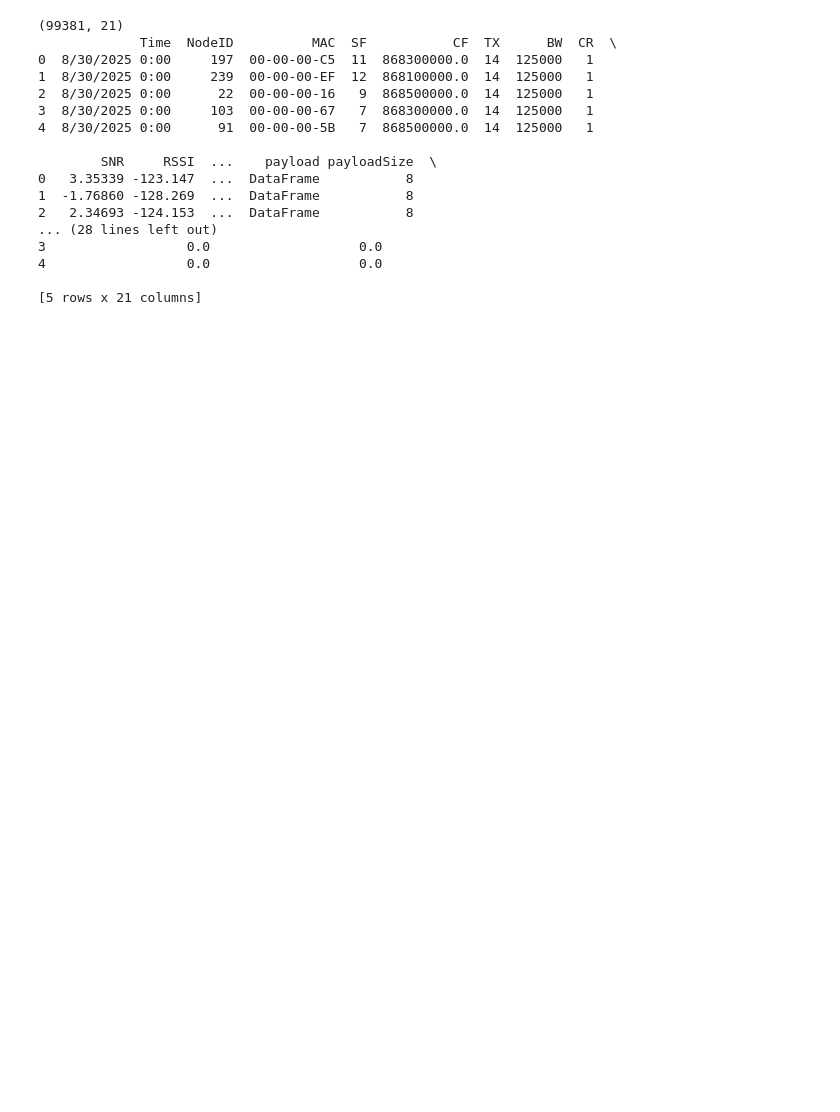
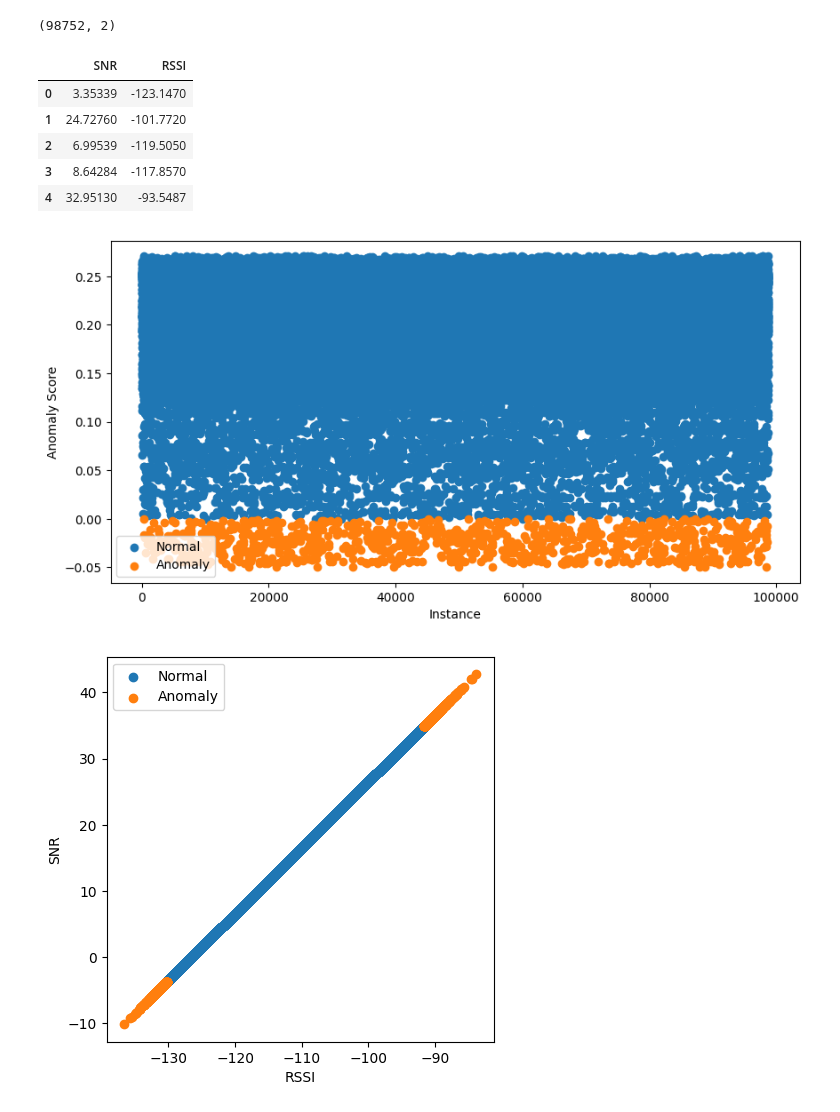
Before and after one commit to hreid1/COMP3000-LoRaWAN, a Jupyter notebook: sourcecode/my-app/src/ml/models/isolationforest.ipynb, the cells around one changed output. Cells and saved outputs as stored; diff of their text form; code cells hidden in the pictures; blank space fills up the shorter version.

```diff
--- a/sourcecode/my-app/src/ml/models/isolationforest.ipynb
+++ b/sourcecode/my-app/src/ml/models/isolationforest.ipynb
@@ -2,6 +17,10 @@
 import numpy as np
 import pandas as pd
 import seaborn as sns
+import matplotlib.pyplot as plt
 from sklearn.ensemble import IsolationForest
+from sklearn.neighbors import LocalOutlierFactor
 
-data = pd.read_csv("../../datasets/normal_dataset.csv")
+normal = pd.read_csv("../../datasets/normal_dataset.csv")
+jammer = pd.read_csv("../../datasets/jammer_dataset.csv")
+data = jammer
@@ -8,21 +29,53 @@ data = pd.read_csv("../../datasets/normal_dataset.csv")
 # %%
-print(data.shape)
-print(data.head())
+features = data[['SNR','RSSI']]
+features = features.dropna()
+print(features.shape)
+features.head()
 # %% [output]
-(99381, 21)
-             Time  NodeID          MAC  SF           CF  TX      BW  CR  \
-0  8/30/2025 0:00     197  00-00-00-C5  11  868300000.0  14  125000   1
-1  8/30/2025 0:00     239  00-00-00-EF  12  868100000.0  14  125000   1
-2  8/30/2025 0:00      22  00-00-00-16   9  868500000.0  14  125000   1
-3  8/30/2025 0:00     103  00-00-00-67   7  868300000.0  14  125000   1
-4  8/30/2025 0:00      91  00-00-00-5B   7  868500000.0  14  125000   1
-
-        SNR     RSSI  ...    payload payloadSize  \
-0   3.35339 -123.147  ...  DataFrame           8
-1  -1.76860 -128.269  ...  DataFrame           8
-2   2.34693 -124.153  ...  DataFrame           8
-... (28 lines left out)
-3                  0.0                   0.0
-4                  0.0                   0.0
-
-[5 rows x 21 columns]
+(98752, 2)
+|  | SNR | RSSI |
+| 0 | 3.35339 | -123.1470 |
+| 1 | 24.72760 | -101.7720 |
+| 2 | 6.99539 | -119.5050 |
+| 3 | 8.64284 | -117.8570 |
+| 4 | 32.95130 | -93.5487 |
+# %%
+n_estimators = 100
+contaimination = 0.01
+sample_size = 256
+# %%
+## Isolation Forest
+IF = IsolationForest(n_estimators=n_estimators, contamination=contaimination, max_samples=sample_size, random_state=42)
+IF.fit(features)
+
+data = data.loc[features.index].copy()
+data['anomaly_score'] = IF.decision_function(features)
+data['anomaly'] = IF.predict(features)
+data['anomaly'].value_counts()
+
+# Visualization of the results
+plt.figure(figsize=(10, 5))
+
+# Plot normal instances
+normal = data[data['anomaly'] == 1]
+plt.scatter(normal.index, normal['anomaly_score'], label='Normal')
+
+# Plot anomalies
+anomalies = data[data['anomaly'] == -1]
+plt.scatter(anomalies.index, anomalies['anomaly_score'], label='Anomaly')
+plt.xlabel("Instance")
+plt.ylabel("Anomaly Score")
+plt.legend()
+plt.show()
+
+plt.figure(figsize=(5,5))
+
+plt.scatter(normal['RSSI'], normal['SNR'], label='Normal')
+plt.scatter(anomalies['RSSI'], anomalies['SNR'], label='Anomaly')
+plt.xlabel('RSSI')
+plt.ylabel('SNR')
+plt.legend()
+plt.show()
+# %% [output]
+[figure, added]
+[figure, added]
```
Also changed, not shown: parts of 3 cells of this notebook, 1 other file.
